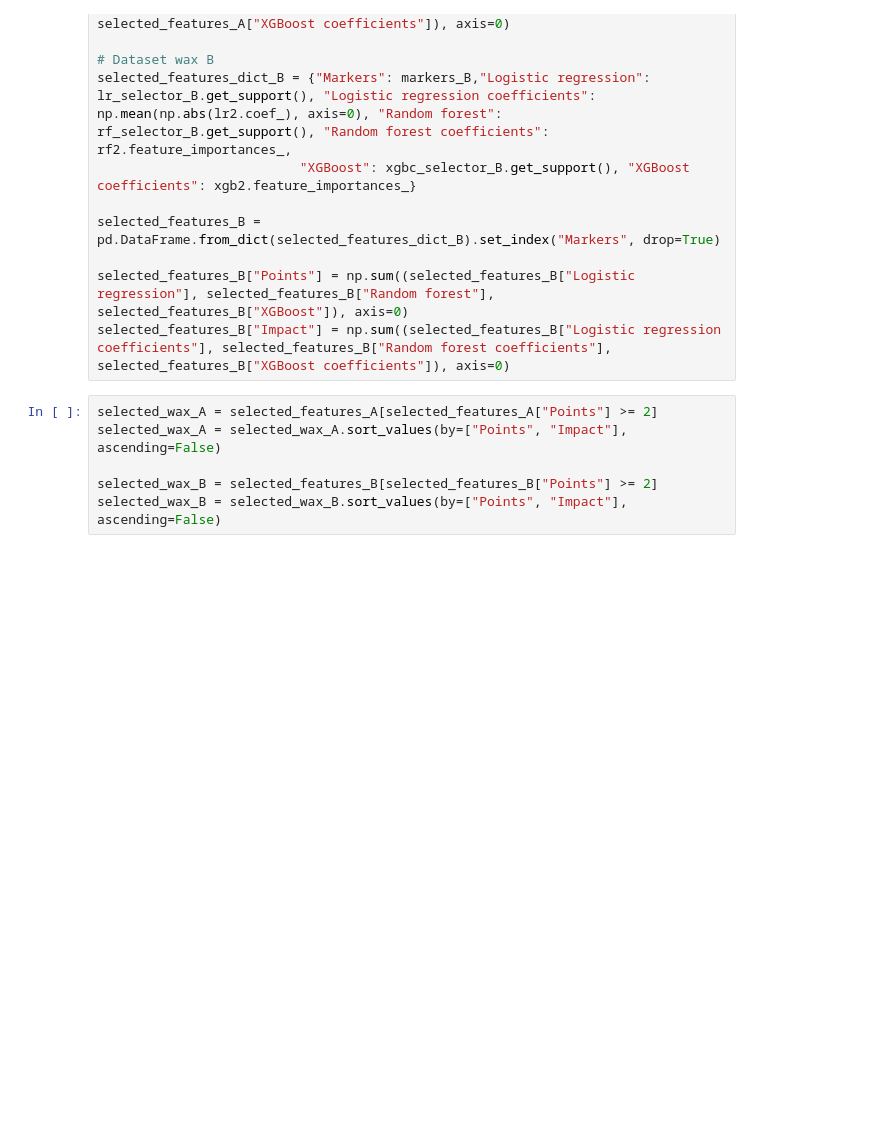
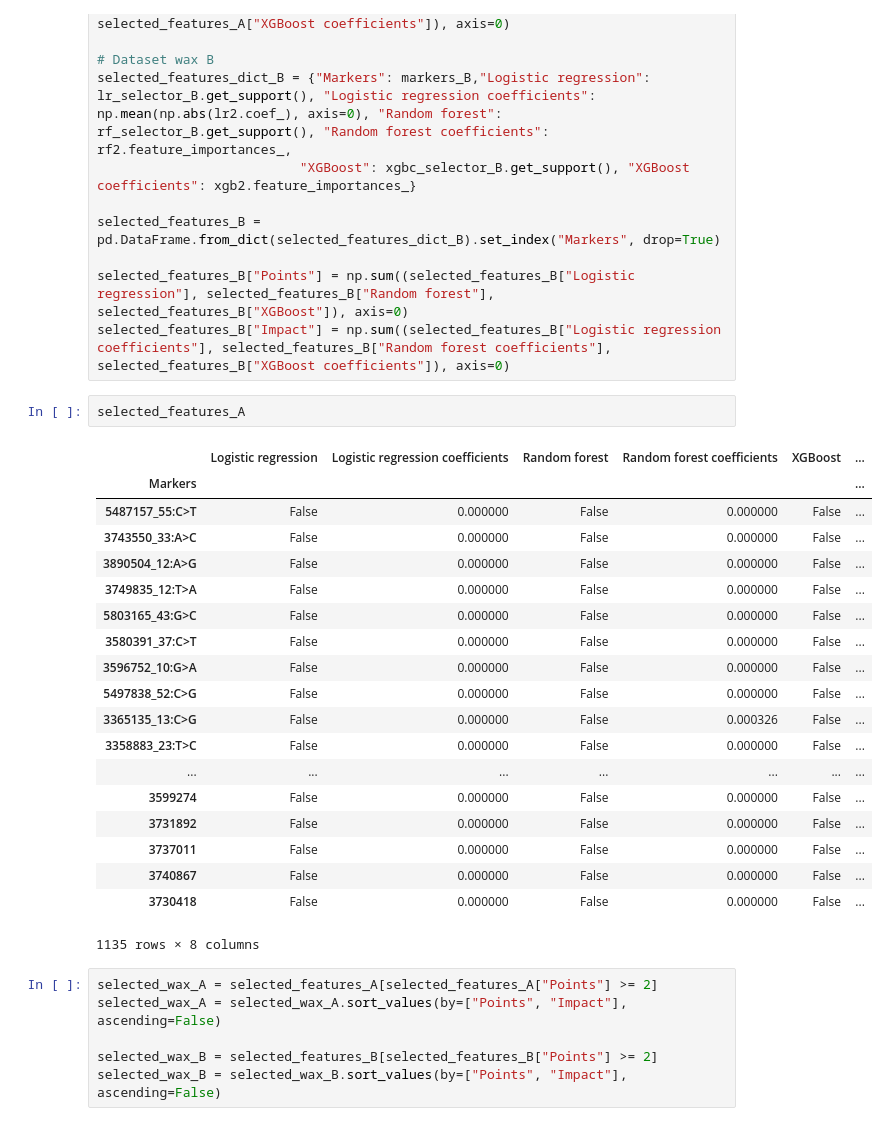
Before and after one commit to Janbinkowski96/New_DaRT_Data, a Jupyter notebook: notebooks/features_selection.ipynb, the cells around one changed output. Cells and saved outputs as stored; diff of their text form; blank space fills up the shorter version.

```diff
--- a/notebooks/features_selection.ipynb
+++ b/notebooks/features_selection.ipynb
@@ -52,6 +52,28 @@ selected_features_B = pd.DataFrame.from_dict(selected_features_dict_B).set_index
 
 selected_features_B["Points"] = np.sum((selected_features_B["Logistic regression"], selected_features_B["Random forest"], selected_features_B["XGBoost"]), axis=0)
 selected_features_B["Impact"] = np.sum((selected_features_B["Logistic regression coefficients"], selected_features_B["Random forest coefficients"], selected_features_B["XGBoost coefficients"]), axis=0)
+# %%
+selected_features_A
+# %% [output]
+|  | Logistic regression | Logistic regression coefficients | Random forest | Random forest coefficients | XGBoost | ... |
+| Markers |  |  |  |  |  | ... |
+| 5487157_55:C>T | False | 0.000000 | False | 0.000000 | False | ... |
+| 3743550_33:A>C | False | 0.000000 | False | 0.000000 | False | ... |
+| 3890504_12:A>G | False | 0.000000 | False | 0.000000 | False | ... |
+| 3749835_12:T>A | False | 0.000000 | False | 0.000000 | False | ... |
+| 5803165_43:G>C | False | 0.000000 | False | 0.000000 | False | ... |
+| 3580391_37:C>T | False | 0.000000 | False | 0.000000 | False | ... |
+| 3596752_10:G>A | False | 0.000000 | False | 0.000000 | False | ... |
+| 5497838_52:C>G | False | 0.000000 | False | 0.000000 | False | ... |
+| 3365135_13:C>G | False | 0.000000 | False | 0.000326 | False | ... |
+| 3358883_23:T>C | False | 0.000000 | False | 0.000000 | False | ... |
+| ... | ... | ... | ... | ... | ... | ... |
+| 3599274 | False | 0.000000 | False | 0.000000 | False | ... |
+| 3731892 | False | 0.000000 | False | 0.000000 | False | ... |
+| 3737011 | False | 0.000000 | False | 0.000000 | False | ... |
+| 3740867 | False | 0.000000 | False | 0.000000 | False | ... |
+| 3730418 | False | 0.000000 | False | 0.000000 | False | ... |
+1135 rows × 8 columns
 # %%
 selected_wax_A = selected_features_A[selected_features_A["Points"] >= 2]
 selected_wax_A = selected_wax_A.sort_values(by=["Points", "Impact"], ascending=False)
```
Also changed, not shown: parts of 1 cell of this notebook, 4 other files.
